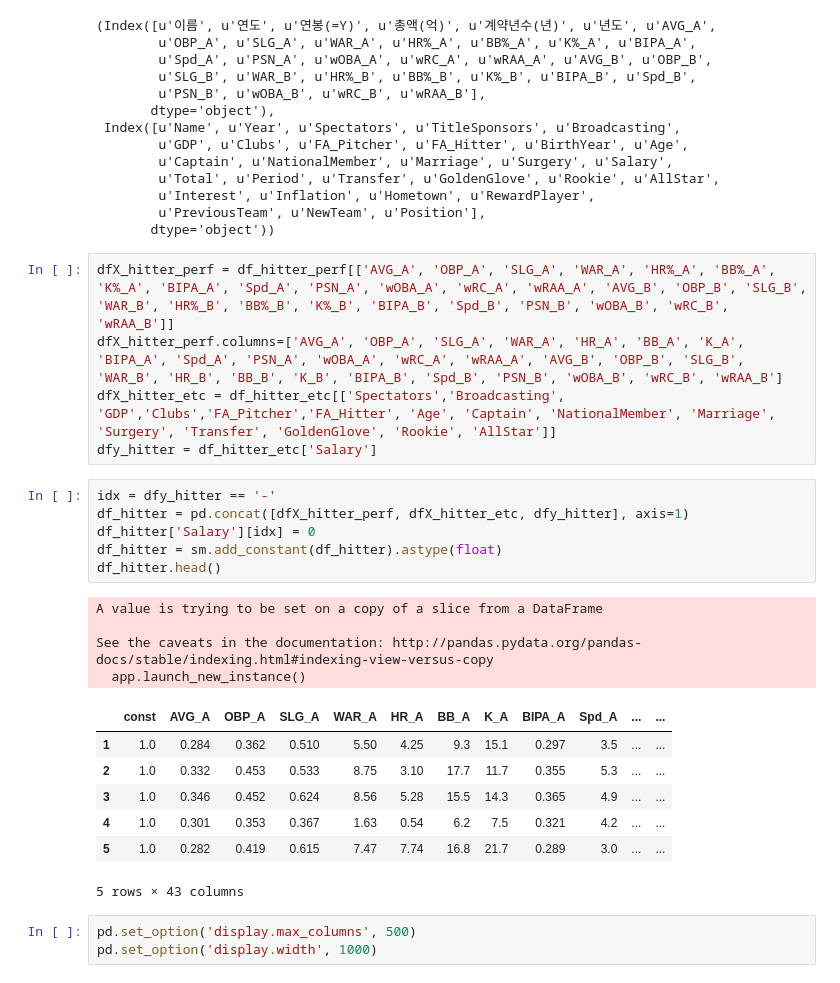
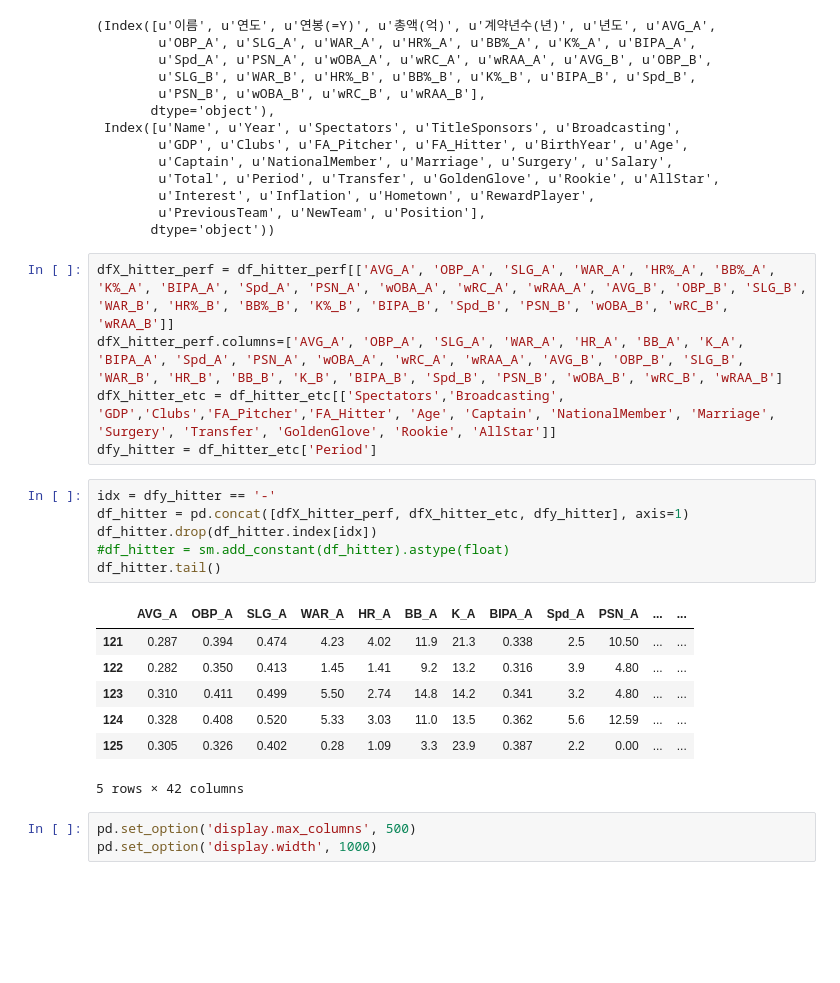
Before and after one commit to Wonheee/dss_team_project, a Jupyter notebook: Hitter_Salary_OLS.ipynb, the cells around one changed output. Drawn from its saved outputs; the diff is of its cells as text; blank space fills up the shorter version.

```diff
--- a/Hitter_모델_직접.ipynb
+++ b/Hitter_Salary_OLS.ipynb
@@ -23,25 +23,21 @@ df_hitter_perf.columns,df_hitter_etc.columns
 dfX_hitter_perf = df_hitter_perf[['AVG_A', 'OBP_A', 'SLG_A', 'WAR_A', 'HR%_A', 'BB%_A', 'K%_A', 'BIPA_A', 'Spd_A', 'PSN_A', 'wOBA_A', 'wRC_A', 'wRAA_A', 'AVG_B', 'OBP_B', 'SLG_B', 'WAR_B', 'HR%_B', 'BB%_B', 'K%_B', 'BIPA_B', 'Spd_B', 'PSN_B', 'wOBA_B', 'wRC_B', 'wRAA_B']]
 dfX_hitter_perf.columns=['AVG_A', 'OBP_A', 'SLG_A', 'WAR_A', 'HR_A', 'BB_A', 'K_A', 'BIPA_A', 'Spd_A', 'PSN_A', 'wOBA_A', 'wRC_A', 'wRAA_A', 'AVG_B', 'OBP_B', 'SLG_B', 'WAR_B', 'HR_B', 'BB_B', 'K_B', 'BIPA_B', 'Spd_B', 'PSN_B', 'wOBA_B', 'wRC_B', 'wRAA_B']
 dfX_hitter_etc = df_hitter_etc[['Spectators','Broadcasting', 'GDP','Clubs','FA_Pitcher','FA_Hitter', 'Age', 'Captain', 'NationalMember', 'Marriage', 'Surgery', 'Transfer', 'GoldenGlove', 'Rookie', 'AllStar']]
-dfy_hitter = df_hitter_etc['Salary']
+dfy_hitter = df_hitter_etc['Period']
 # %%
 idx = dfy_hitter == '-'
 df_hitter = pd.concat([dfX_hitter_perf, dfX_hitter_etc, dfy_hitter], axis=1)
-df_hitter['Salary'][idx] = 0
-df_hitter = sm.add_constant(df_hitter).astype(float)
-df_hitter.head()
+df_hitter.drop(df_hitter.index[idx])
+#df_hitter = sm.add_constant(df_hitter).astype(float)
+df_hitter.tail()
 # %% [output]
+|  | AVG_A | OBP_A | SLG_A | WAR_A | HR_A | BB_A | K_A | BIPA_A | Spd_A | PSN_A | ... | ... |
+| 121 | 0.287 | 0.394 | 0.474 | 4.23 | 4.02 | 11.9 | 21.3 | 0.338 | 2.5 | 10.50 | ... | ... |
+| 122 | 0.282 | 0.350 | 0.413 | 1.45 | 1.41 | 9.2 | 13.2 | 0.316 | 3.9 | 4.80 | ... | ... |
+| 123 | 0.310 | 0.411 | 0.499 | 5.50 | 2.74 | 14.8 | 14.2 | 0.341 | 3.2 | 4.80 | ... | ... |
+| 124 | 0.328 | 0.408 | 0.520 | 5.33 | 3.03 | 11.0 | 13.5 | 0.362 | 5.6 | 12.59 | ... | ... |
+| 125 | 0.305 | 0.326 | 0.402 | 0.28 | 1.09 | 3.3 | 23.9 | 0.387 | 2.2 | 0.00 | ... | ... |
-A value is trying to be set on a copy of a slice from a DataFrame
-
-See the caveats in the documentation: http://pandas.pydata.org/pandas-docs/stable/indexing.html#indexing-view-versus-copy
-  app.launch_new_instance()
+5 rows × 42 columns
-|  | const | AVG_A | OBP_A | SLG_A | WAR_A | HR_A | BB_A | K_A | BIPA_A | Spd_A | ... | ... |
-| 1 | 1.0 | 0.284 | 0.362 | 0.510 | 5.50 | 4.25 | 9.3 | 15.1 | 0.297 | 3.5 | ... | ... |
-| 2 | 1.0 | 0.332 | 0.453 | 0.533 | 8.75 | 3.10 | 17.7 | 11.7 | 0.355 | 5.3 | ... | ... |
-| 3 | 1.0 | 0.346 | 0.452 | 0.624 | 8.56 | 5.28 | 15.5 | 14.3 | 0.365 | 4.9 | ... | ... |
-| 4 | 1.0 | 0.301 | 0.353 | 0.367 | 1.63 | 0.54 | 6.2 | 7.5 | 0.321 | 4.2 | ... | ... |
-| 5 | 1.0 | 0.282 | 0.419 | 0.615 | 7.47 | 7.74 | 16.8 | 21.7 | 0.289 | 3.0 | ... | ... |
-5 rows × 43 columns
 # %%
 pd.set_option('display.max_columns', 500)
 pd.set_option('display.width', 1000)
```
Also changed, not shown: 3 other files.
